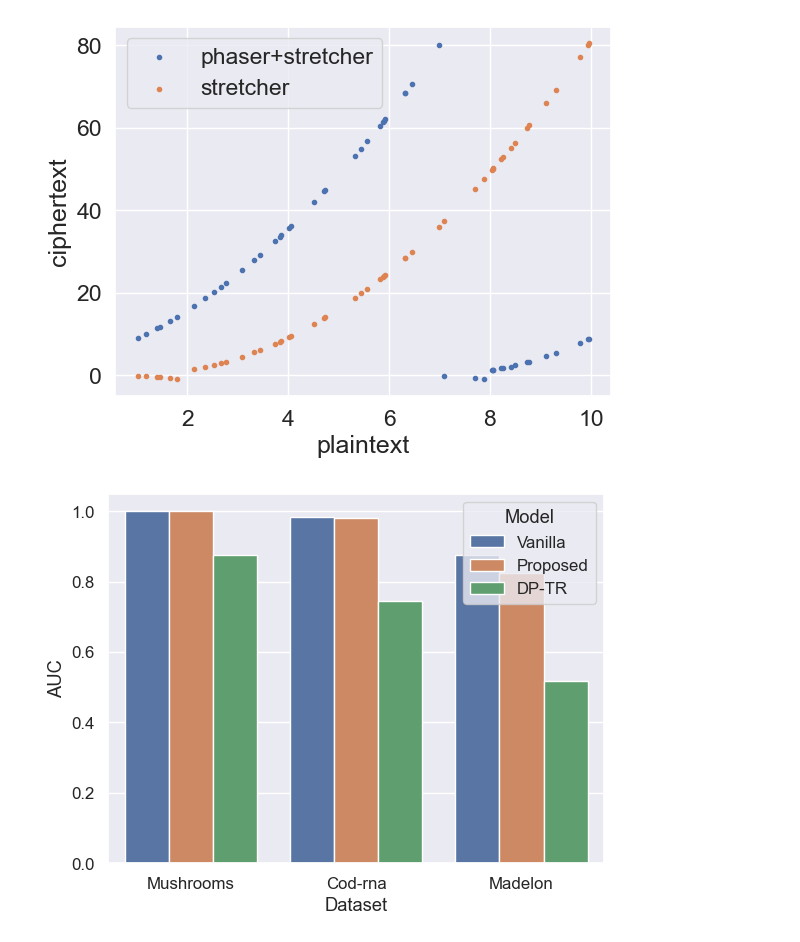
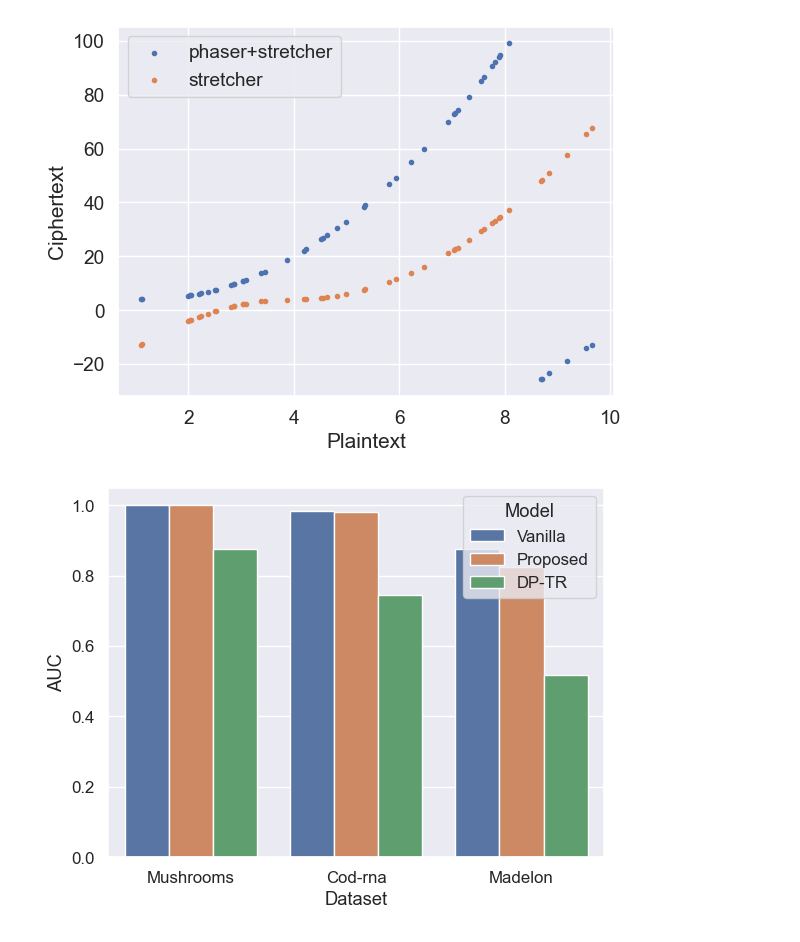
Before and after one commit to Carudy/phaserTree, a Jupyter notebook: plot.ipynb, the cells around one changed output. Cells and saved outputs as stored; diff of their text form; code cells hidden in the pictures.

```diff
--- a/plot.ipynb
+++ b/plot.ipynb
@@ -34,0 +9,26 @@ def opf(x):
+# %%
+# adv dist
+sns.set(font_scale=1.2)
+ds = read_libsvm('cod-rna')
+
+a, b = 0, 1
+
+xs = [x[a] for x in ds[0]][:500]
+ys = [x[b] for x in ds[0]][:500]
+
+plt.scatter(preprocessing.normalize([xs])[0], preprocessing.normalize([ys])[0], marker='.', label='Original')
+
+trans_phase(ds, a)
+trans_phase(ds, b)
+trans_ope(ds)
+
+xs = [x[a] for x in ds[0]][:500]
+ys = [x[b] for x in ds[0]][:500]
+
+plt.scatter(preprocessing.normalize([xs])[0], preprocessing.normalize([ys])[0], marker='.', label='Encrypted')
+
+plt.xlabel('Attribute 1')
+plt.ylabel('Attribute 2')
+plt.legend()
+
+plt.savefig(r'D:\work\phase_tree/figure/adv1.pdf')
@@ -49,25 +51,26 @@ fig.set_axis_labels('$X$')
 fig.savefig(r'D:\work\phase_tree/dis2.pdf')
 # %%
 # pole
-sns.set(font_scale=1.5)
+sns.set(font_scale=1.25)
 # xs = np.random.normal(size=3000)
 xs = np.random.uniform(1, 10, 50)
 xs = sorted(xs)
 
+ope = OPE()
 pa = Phaser(xs, (max(xs)-min(xs)) * 0.33)
-xx = [opf(pa(x)) for x in xs]
-xy =[opf(x) for x in xs]
+xx = [ope(pa(x)) for x in xs]
+xy =[ope(x) for x in xs]
 
 # fig = sns.lineplot({xs[i]: xx[i] for i in range(len(xx))})
 plt.scatter(xs, xx, marker='.', label='phaser+stretcher')
 plt.scatter(xs, xy, marker='.', label='stretcher')
-plt.xlabel('plaintext')
-plt.ylabel('ciphertext')
+plt.xlabel('Plaintext')
+plt.ylabel('Ciphertext')
 plt.legend()
 # fig.set_axis_labels('$X$')
 plt.savefig(r'D:\work\phase_tree/figure/pole.pdf')
 # %% [output]
-[figure, old version]
+[figure, new version]
 # %%
 # dist3 4
 sns.set(font_scale=1.5)
```
Also changed, not shown: parts of 4 cells of this notebook, 8 other files.
